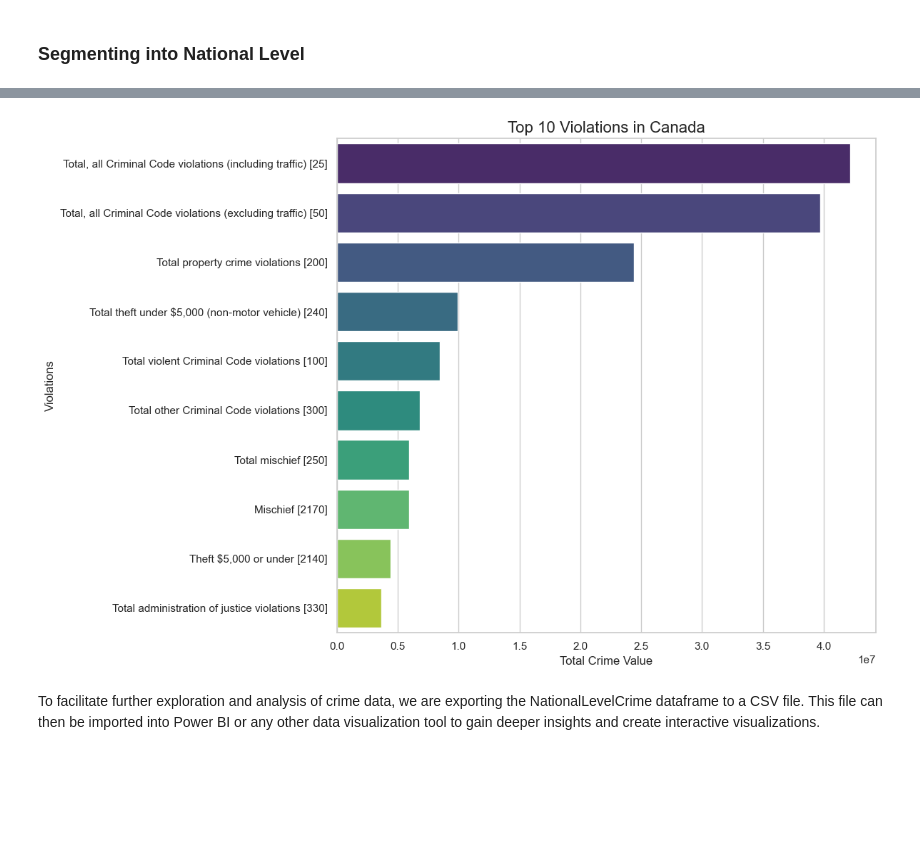
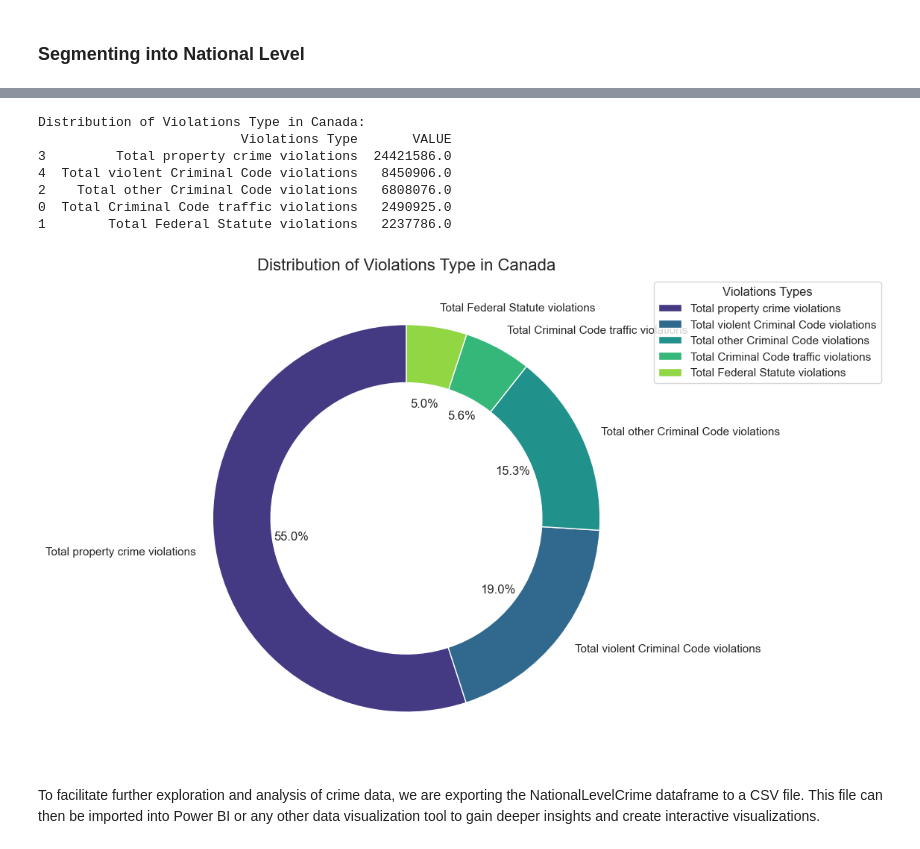
Before and after one commit to swekriti12/Crime-Statistics, a Jupyter notebook: Crime Statistics.ipynb, the cells around one changed output, grey strips where cells are left out. Cells and saved outputs as stored; diff of their text form; code cells hidden in the pictures; blank space fills up the shorter version.

```diff
--- a/Crime Statistics.ipynb
+++ b/Crime Statistics.ipynb
@@ -985,18 +2364,39 @@ Top 10 Violations in Canada:
-# %%
-#Setting plot style
-sns.set(style="whitegrid")
-
-#CCreate a bar plot for the top 10 violations
-plt.figure(figsize=(12,8))
-sns.barplot(data=NationalLevelTopViolations, x='VALUE', y='Violations', hue='Violations', palette='viridis', legend=False)
-
-#Adding titles and labels
-plt.title('Top 10 Violations in Canada', fontsize=16)
-plt.xlabel('Total Crime Value', fontsize=12)
-plt.ylabel('Violations', fontsize=12)
-plt.tight_layout()
-
-#Showing the plot
-plt.show()
-# %% [output]
-[figure, removed]
+# %%
+#Getting the distribution of violation type in Canada
+NationalLevelTopViolationsType = NationalLevelCrime[NationalLevelCrime['Statistics'] == "Actual incidents"] \
+    .groupby('Violations Type')['VALUE'].sum().reset_index()
+
+#Displaying the distribution of violation type in Canada
+NationalLevelTopViolationsType = NationalLevelTopViolationsType.sort_values(by='VALUE', ascending=False).head(10)
+print("Distribution of Violations Type in Canada: ")
+print(NationalLevelTopViolationsType)
+
+#Setting plot style
+sns.set(style="whitegrid")
+
+#Creating a Donut chart
+plt.figure(figsize=(10, 8))
+
+#Plotting the pie chart
+plt.pie(NationalLevelTopViolationsType['VALUE'], labels=NationalLevelTopViolationsType['Violations Type'],
+        autopct='%1.1f%%', startangle=90, colors=sns.color_palette('viridis', len(NationalLevelTopViolationsType)),
+        wedgeprops=dict(width=0.3))  # This creates the donut chart by giving the pie a "hole"
+
+#Adding a title
+plt.title('Distribution of Violations Type in Canada', fontsize=16)
+
+#Displaying the legend
+plt.legend(NationalLevelTopViolationsType['Violations Type'], title="Violations Types", loc='upper left', bbox_to_anchor=(1, 1))
+
+#Showing the plot
+plt.tight_layout()
+plt.show()
+# %% [output]
+Distribution of Violations Type in Canada:
+                          Violations Type       VALUE
+3         Total property crime violations  24421586.0
+4  Total violent Criminal Code violations   8450906.0
+2    Total other Criminal Code violations   6808076.0
+0  Total Criminal Code traffic violations   2490925.0
+1        Total Federal Statute violations   2237786.0
+[figure, added]
```
Also changed, not shown: parts of 92 cells of this notebook.
